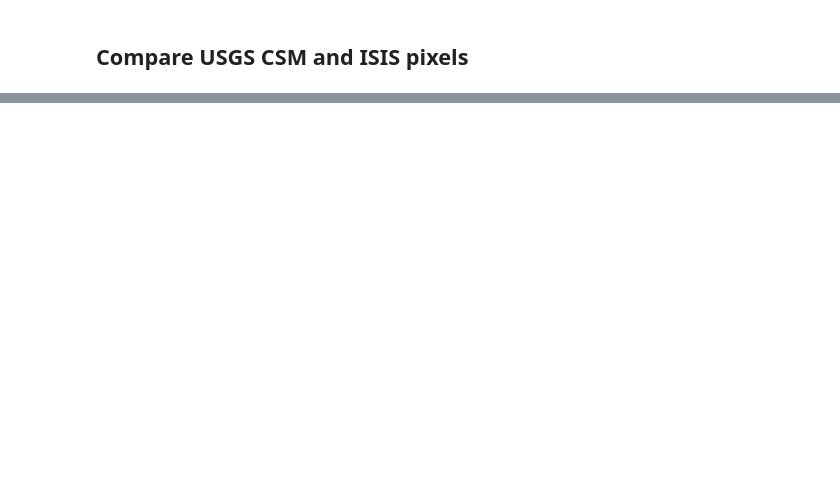
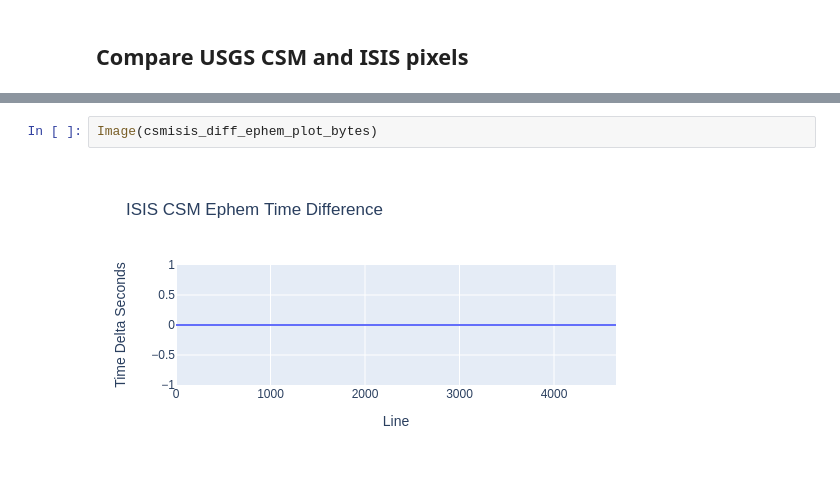
Before and after one commit to DOI-USGS/knoten, a Jupyter notebook: examples/kaguya_tc_isis_cmp.ipynb, the cells around one changed output, grey strips where cells are left out. Drawn from its saved outputs; the diff is of its cells as text; blank space fills up the shorter version.

```diff
--- a/examples/kaguya_tc_isis_cmp.ipynb
+++ b/examples/kaguya_tc_isis_cmp.ipynb
@@ -184,0 +69,4 @@ external_orientation_data.head(10)
+# %%
+Image(csmisis_diff_ephem_plot_bytes)
+# %% [output]
+[figure, added]
```
Also changed, not shown: parts of 26 cells of this notebook.
